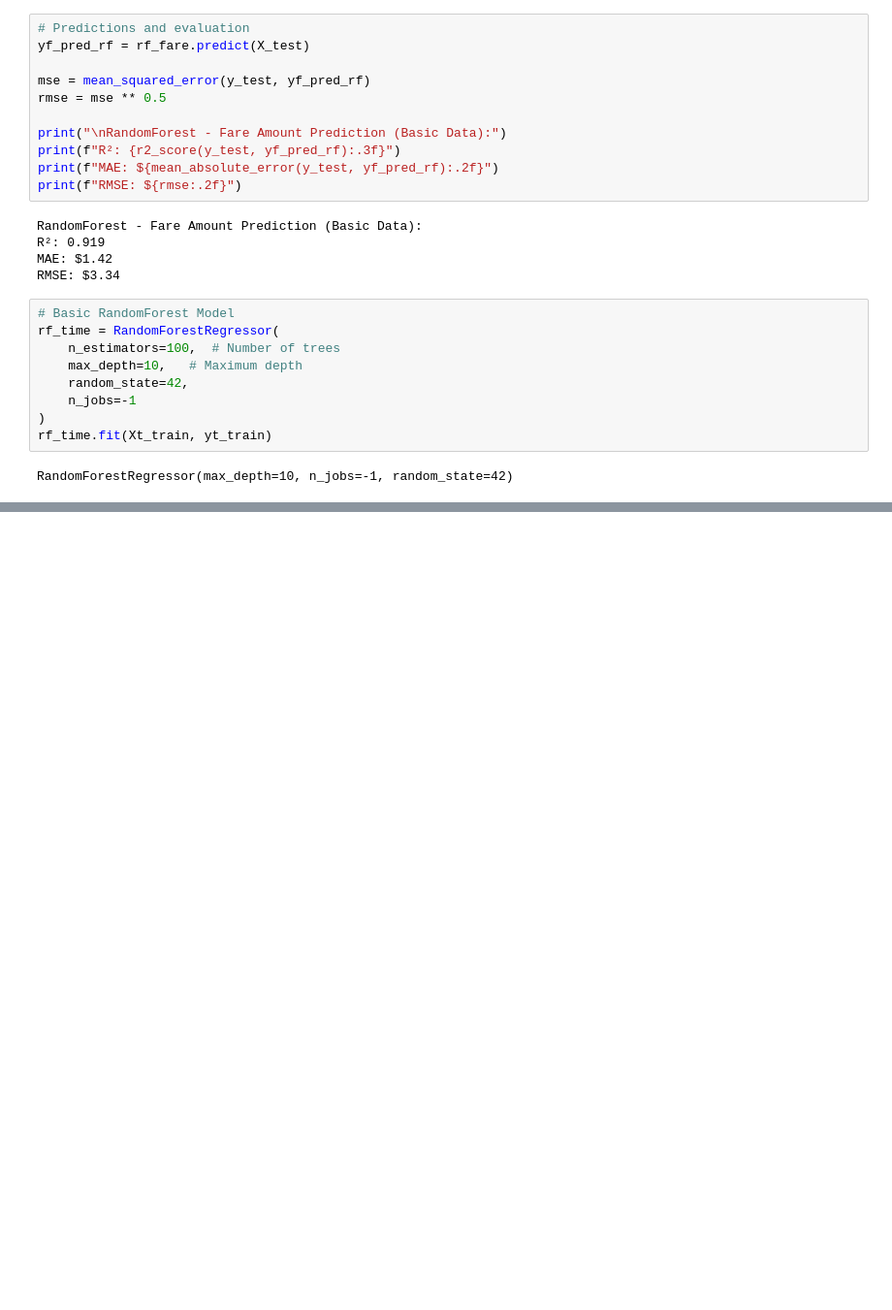
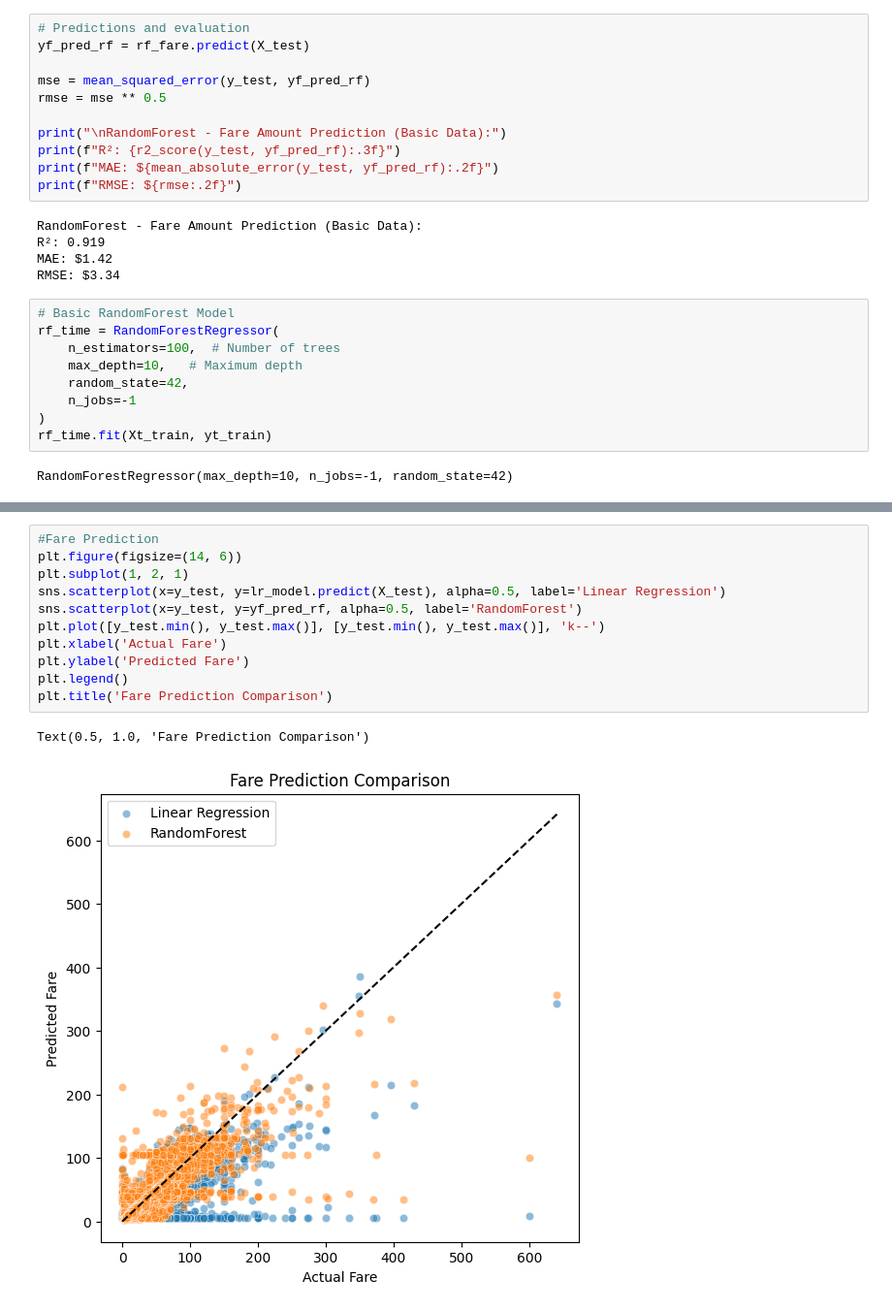
Before and after one commit to rvallesmar/ML-NYC-Taxis, a Jupyter notebook: notebooks/basic_models.ipynb, the cells around one changed output, grey strips where cells are left out. Shown at 97% size. Saved outputs shown, nothing was run; the diff lists cells and outputs as text; blank space fills up the shorter version.

```diff
--- a/notebooks/basic_models.ipynb
+++ b/notebooks/basic_models.ipynb
@@ -259,0 +291,14 @@ RMSE: $3.34
+# %%
+#Fare Prediction
+plt.figure(figsize=(14, 6))
+plt.subplot(1, 2, 1)
+sns.scatterplot(x=y_test, y=lr_model.predict(X_test), alpha=0.5, label='Linear Regression')
+sns.scatterplot(x=y_test, y=yf_pred_rf, alpha=0.5, label='RandomForest')
+plt.plot([y_test.min(), y_test.max()], [y_test.min(), y_test.max()], 'k--')
+plt.xlabel('Actual Fare')
+plt.ylabel('Predicted Fare')
+plt.legend()
+plt.title('Fare Prediction Comparison')
+# %% [output]
+Text(0.5, 1.0, 'Fare Prediction Comparison')
+[figure, added]
```
Also changed, not shown: parts of 8 cells of this notebook, 1 other file.
